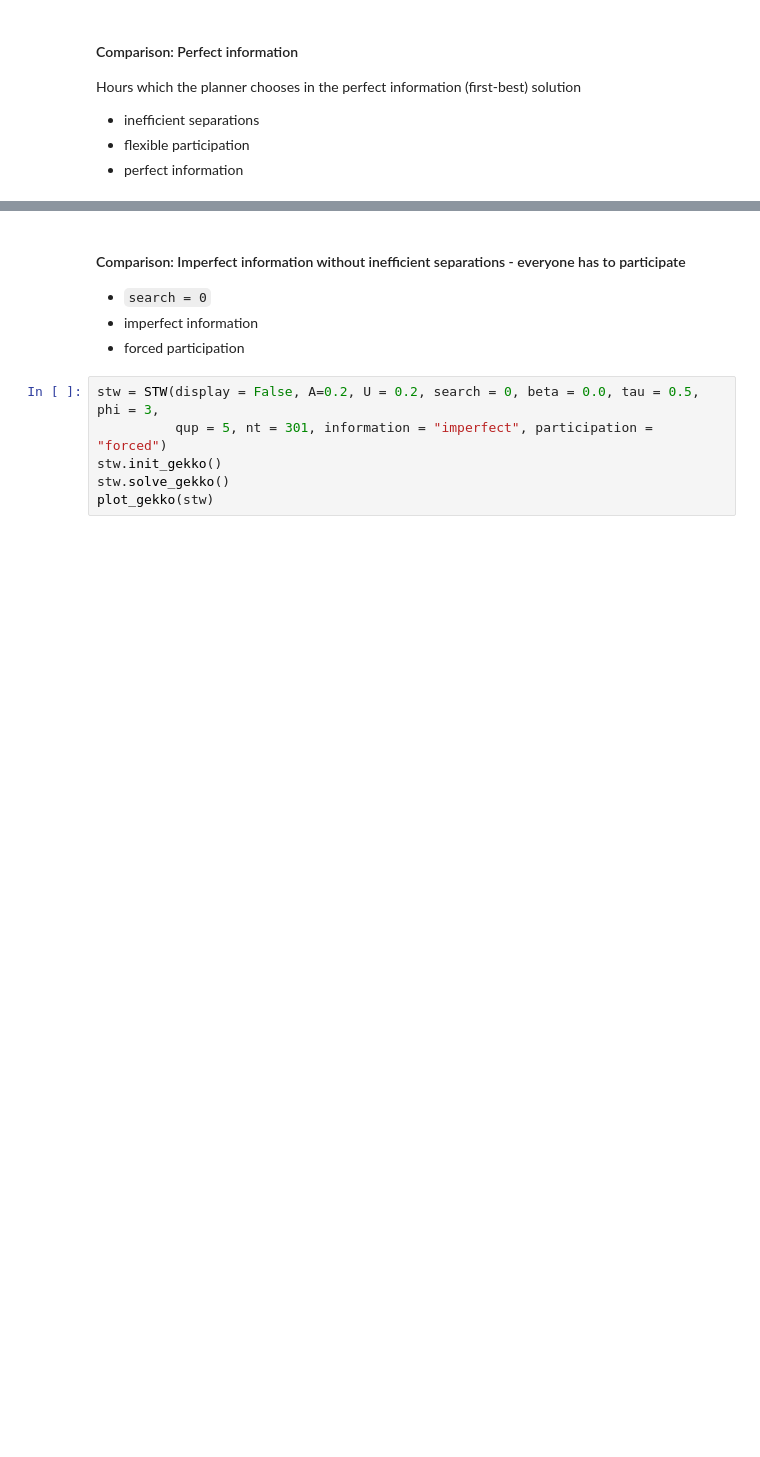
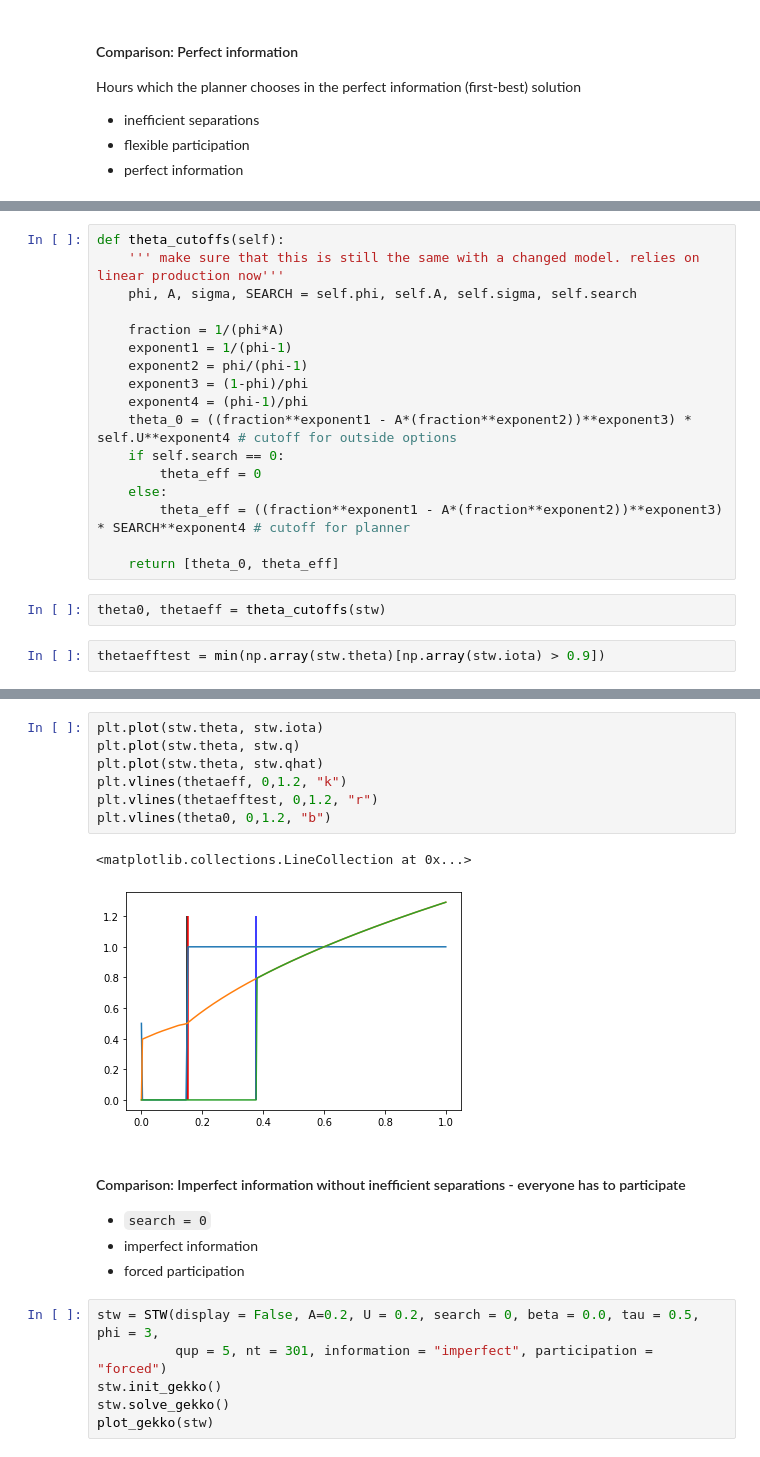
Before and after one commit to SZuzek/Shorttimework, a Jupyter notebook: main.ipynb, the cells around one changed output, grey strips where cells are left out. Cells and saved outputs as stored; diff of their text form; blank space fills up the shorter version.

```diff
--- a/main.ipynb
+++ b/main.ipynb
@@ -195,0 +200,21 @@ print(stw.value[-1]) # 3.0423, 1.203
+# %%
+def theta_cutoffs(self):
+    ''' make sure that this is still the same with a changed model. relies on linear production now'''
+    phi, A, sigma, SEARCH = self.phi, self.A, self.sigma, self.search
+
+    fraction = 1/(phi*A)
+    exponent1 = 1/(phi-1)
+    exponent2 = phi/(phi-1)
+    exponent3 = (1-phi)/phi
+    exponent4 = (phi-1)/phi
+    theta_0 = ((fraction**exponent1 - A*(fraction**exponent2))**exponent3) * self.U**exponent4 # cutoff for outside options
+    if self.search == 0:
+        theta_eff = 0
+    else:
+        theta_eff = ((fraction**exponent1 - A*(fraction**exponent2))**exponent3) * SEARCH**exponent4 # cutoff for planner
+
+    return [theta_0, theta_eff]
+# %%
+theta0, thetaeff = theta_cutoffs(stw)
+# %%
+thetaefftest = min(np.array(stw.theta)[np.array(stw.iota) > 0.9])
@@ -196,3 +225,13 @@ print(stw.value[-1]) # 3.0423, 1.203
+# %%
+plt.plot(stw.theta, stw.iota)
+plt.plot(stw.theta, stw.q)
+plt.plot(stw.theta, stw.qhat)
+plt.vlines(thetaeff, 0,1.2, "k")
+plt.vlines(thetaefftest, 0,1.2, "r")
+plt.vlines(theta0, 0,1.2, "b")
+# %% [output]
+<matplotlib.collections.LineCollection at 0x...>
+[figure, added]
 # %% [markdown]
 #### Comparison: Imperfect information without inefficient separations - everyone has to participate
 * ``search = 0``
```
Also changed, not shown: parts of 61 cells of this notebook, 6 other files.
